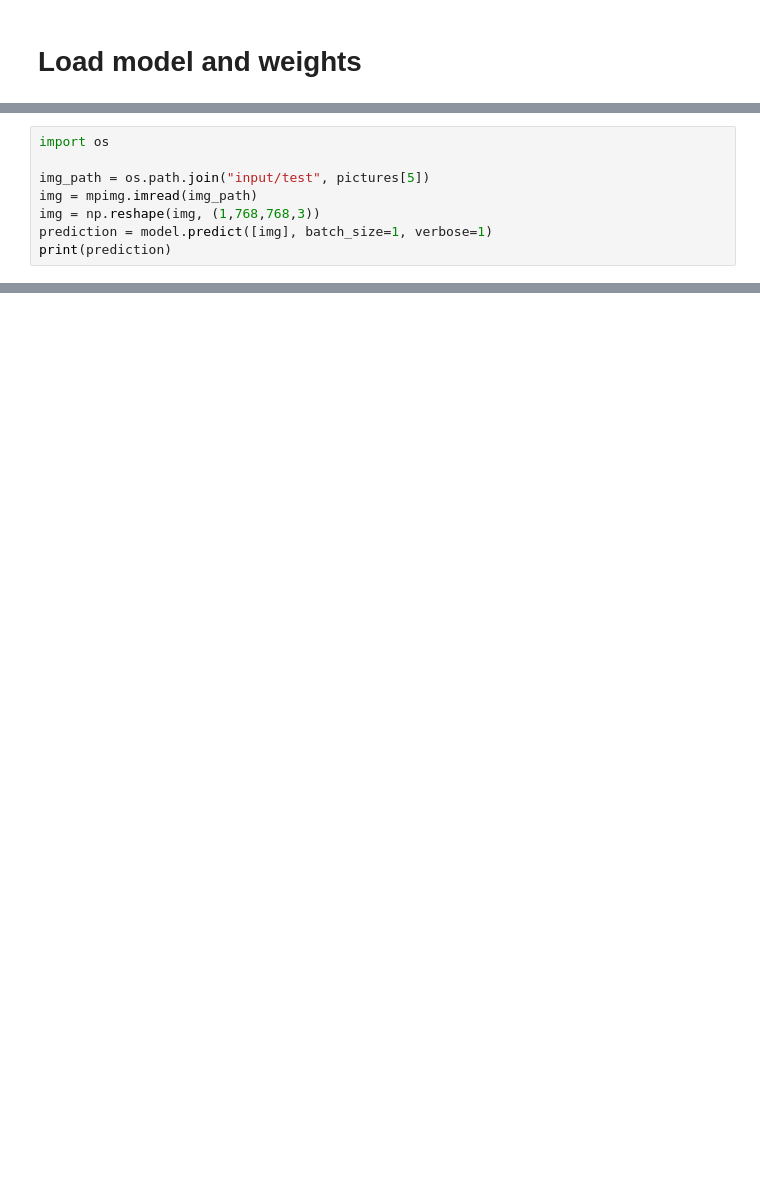
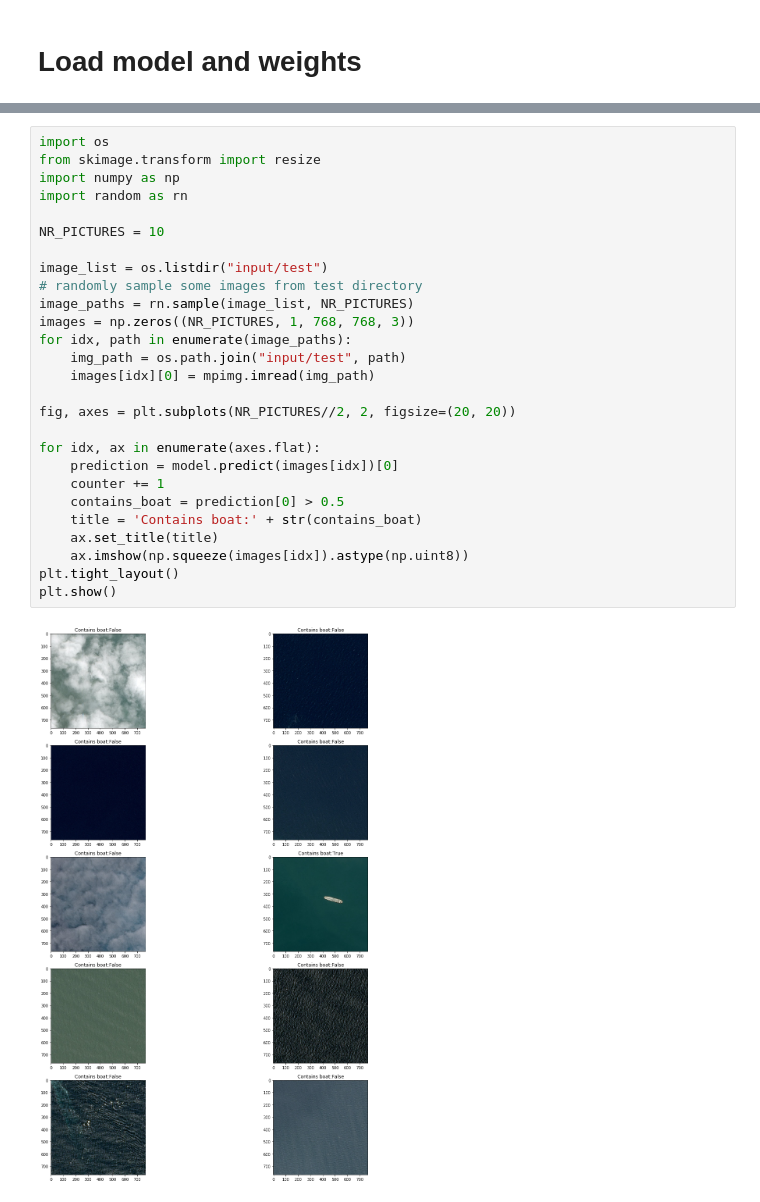
Before and after one commit to jjuppe/Object-Detection-Satelite-Images, a Jupyter notebook: explore_classification_model.ipynb, the cells around one changed output, grey strips where cells are left out. Drawn from its saved outputs; the diff is of its cells as text; blank space fills up the shorter version.

```diff
--- a/explore_classification_model.ipynb
+++ b/explore_classification_model.ipynb
@@ -28,8 +42,0 @@ plt.show()
-# %%
-import os
-
-img_path = os.path.join("input/test", pictures[5])
-img = mpimg.imread(img_path)
-img = np.reshape(img, (1,768,768,3))
-prediction = model.predict([img], batch_size=1, verbose=1)
-print(prediction)
@@ -38,0 +43,29 @@ print(prediction)
+# %%
+import os
+from skimage.transform import resize
+import numpy as np
+import random as rn
+
+NR_PICTURES = 10
+
+image_list = os.listdir("input/test")
+# randomly sample some images from test directory
+image_paths = rn.sample(image_list, NR_PICTURES)
+images = np.zeros((NR_PICTURES, 1, 768, 768, 3))
+for idx, path in enumerate(image_paths):
+    img_path = os.path.join("input/test", path)
+    images[idx][0] = mpimg.imread(img_path)
+
+fig, axes = plt.subplots(NR_PICTURES//2, 2, figsize=(20, 20))
+
+for idx, ax in enumerate(axes.flat):
+    prediction = model.predict(images[idx])[0]
+    counter += 1
+    contains_boat = prediction[0] > 0.5
+    title = 'Contains boat:' + str(contains_boat)
+    ax.set_title(title)
+    ax.imshow(np.squeeze(images[idx]).astype(np.uint8))
+plt.tight_layout()
+plt.show()
+# %% [output]
+[figure, added]
```
Also changed, not shown: parts of 8 cells of this notebook, 2 other files.
